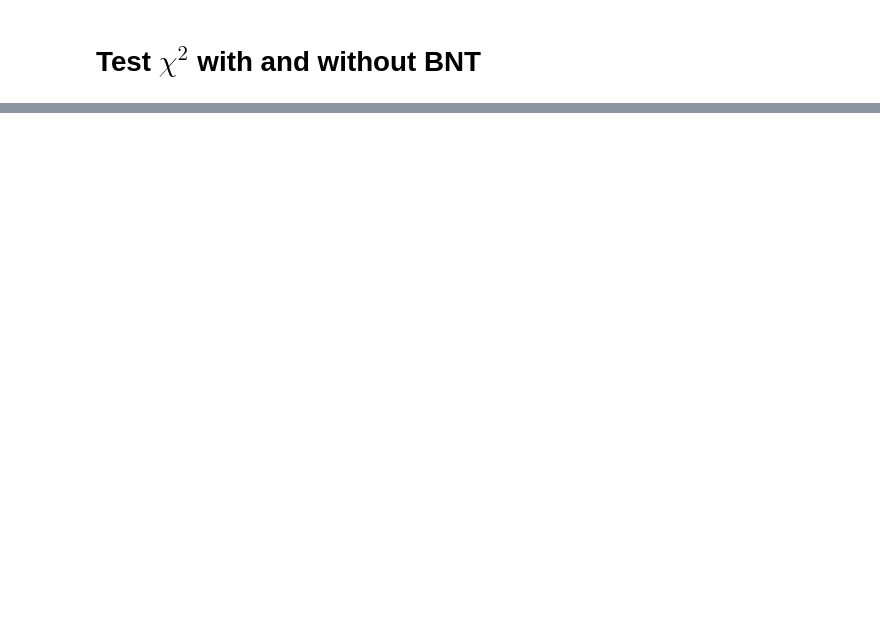
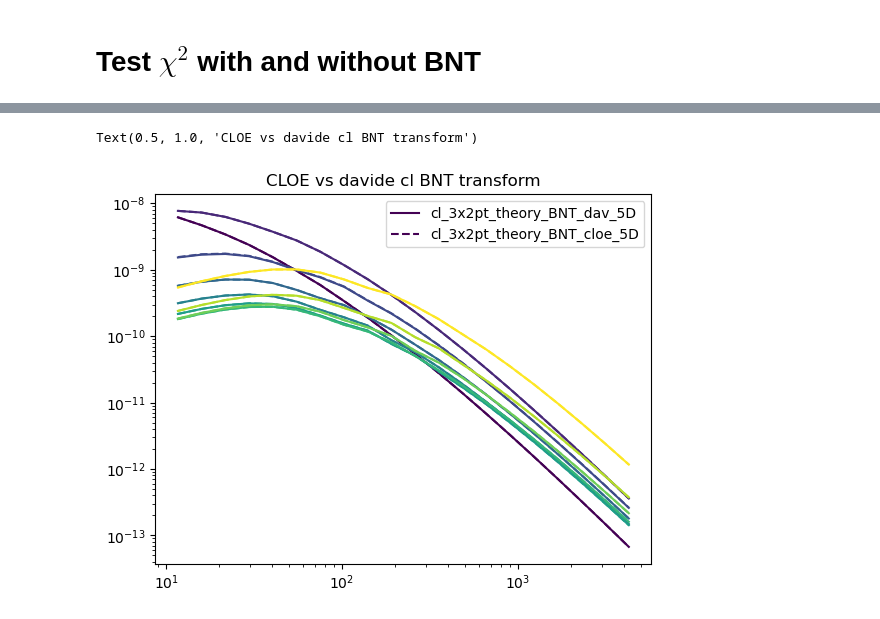
Before and after one commit to davidesciotti/cov_for_santi, a Jupyter notebook: bin/compute_transform_cov.ipynb, the cells around one changed output, grey strips where cells are left out. Drawn from its saved outputs; the diff is of its cells as text; code cells hidden in the pictures; blank space fills up the shorter version.

```diff
--- a/bin/compute_transform_cov.ipynb
+++ b/bin/compute_transform_cov.ipynb
@@ -96,6 +96,9 @@ probe_ordering = [['L', 'L'], [GL_or_LG[0], GL_or_LG[1]], ['G', 'G']]
 block_index = 'ell'
 n_probes = 2
 input_folder = 'march_2023'
+# %%
+cmap = plt.get_cmap('viridis')
+colors = [cmap(i) for i in np.linspace(0, 1, zbins)]
 # %%
 ind = utils.build_full_ind(triu_tril, row_col_major, zbins)
 zpairs_auto, zpairs_cross, zpairs_3x2pt = utils.get_zpairs(zbins)
@@ -275,0 +308,28 @@ else:
+# %%
+# BNT transform data and theory vectors
+
+# davide
+cl_3x2pt_theory_BNT_dav_5D = cl_BNT_transform_3x2pt(cl_3x2pt_theory_5D, BNT_matrix)
+cl_3x2pt_data_BNT_dav_5D = cl_BNT_transform_3x2pt(cl_3x2pt_data_5D, BNT_matrix)
+
+# CLOE
+cl_3x2pt_theory_BNT_cloe_5D = np.zeros((n_probes, n_probes, nbl, zbins, zbins))
+cl_3x2pt_theory_BNT_cloe_5D[0, 0, :, :, :] = cl_LL_theory_BNT_3D
+cl_3x2pt_theory_BNT_cloe_5D[0, 1, :, :, :] = cl_GL_theory_BNT_3D.transpose(0, 2, 1)
+cl_3x2pt_theory_BNT_cloe_5D[1, 0, :, :, :] = cl_GL_theory_BNT_3D
+cl_3x2pt_theory_BNT_cloe_5D[1, 1, :, :, :] = cl_GG_theory_BNT_3D
+
+cl_3x2pt_data_BNT_cloe_5D = np.zeros((n_probes, n_probes, nbl, zbins, zbins))
+cl_3x2pt_data_BNT_cloe_5D[0, 0, :, :, :] = cl_LL_data_BNT_3D
+cl_3x2pt_data_BNT_cloe_5D[0, 1, :, :, :] = cl_GL_data_BNT_3D.transpose(0, 2, 1)
+cl_3x2pt_data_BNT_cloe_5D[1, 0, :, :, :] = cl_GL_data_BNT_3D
+cl_3x2pt_data_BNT_cloe_5D[1, 1, :, :, :] = cl_GG_data_BNT_3D
+# %%
+for zi in range(zbins):
+    plt.loglog(ell_values, cl_3x2pt_theory_BNT_dav_5D[0, 0, :, zi, zi], c=colors[zi], ls='-')
+    plt.loglog(ell_values, cl_3x2pt_theory_BNT_cloe_5D[0, 0, :, zi, zi], ls='--', c=colors[zi])
+plt.legend(['cl_3x2pt_theory_BNT_dav_5D', 'cl_3x2pt_theory_BNT_cloe_5D'])
+plt.title('CLOE vs davide cl BNT transform')
+# %% [output]
+Text(0.5, 1.0, 'CLOE vs davide cl BNT transform')
+[figure, added]
```
Also changed, not shown: parts of 18 cells of this notebook, 2 other files.
